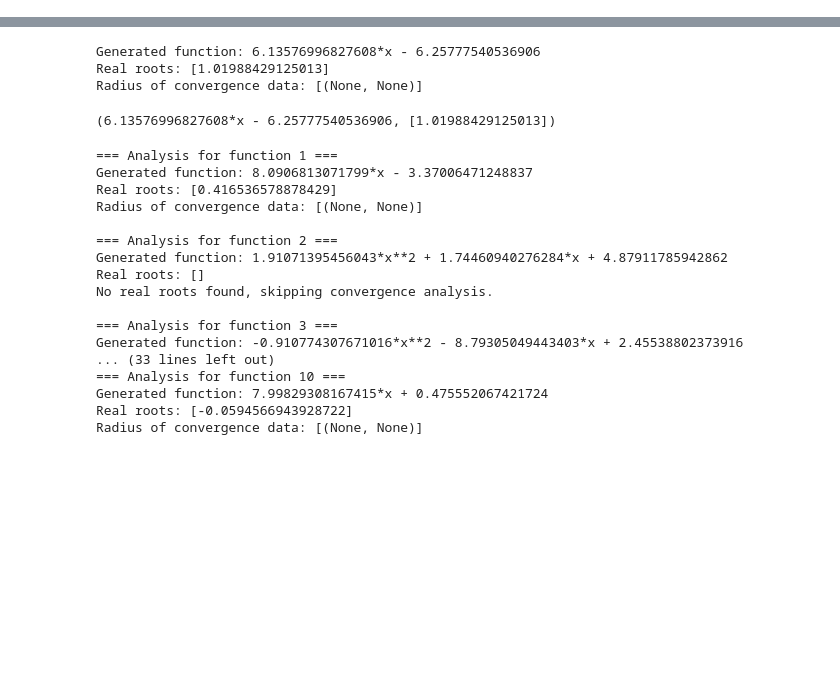
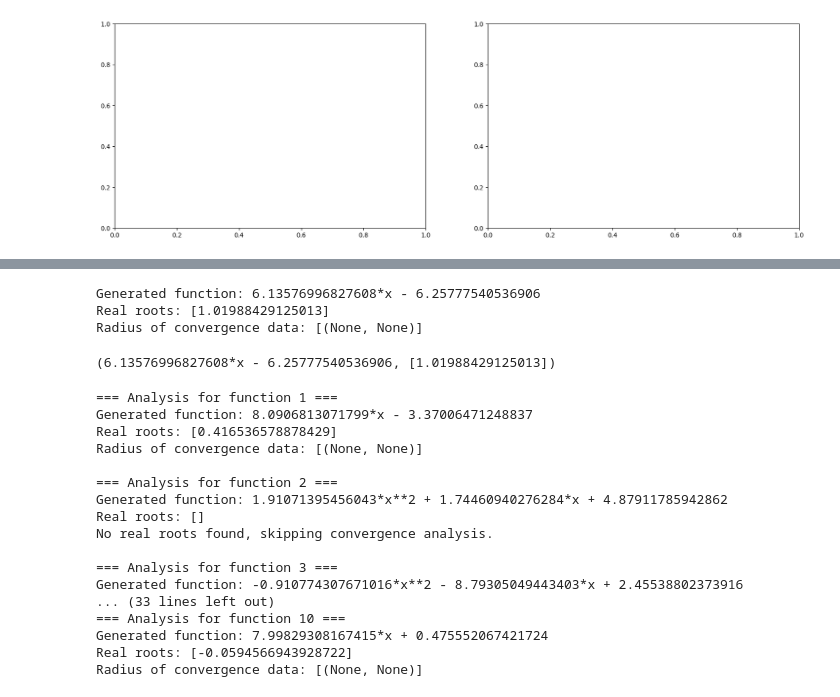
Before and after one commit to SebastianSeljak/RadiusOfConvergence, a Jupyter notebook: polynomial_radius_of_conv.ipynb, the cells around one changed output, grey strips where cells are left out. Cells and saved outputs as stored; diff of their text form; code cells hidden in the pictures; blank space fills up the shorter version.

```diff
--- a/polynomial_radius_of_conv.ipynb
+++ b/polynomial_radius_of_conv.ipynb
@@ -15,0 +15,2 @@ x = sympy.Symbol('x')
+# %%
+l = radius_of_convergence_bisection(func1, func1_solutions, 100., 100)
@@ -15,0 +78,4 @@ x = sympy.Symbol('x')
+# %%
+fig, ax = plt.subplots(len(l), 2, figsize=(20, 6 * len(l)))
+# %% [output]
+[figure, added]
```
Also changed, not shown: parts of 10 cells of this notebook, 1 other file.
